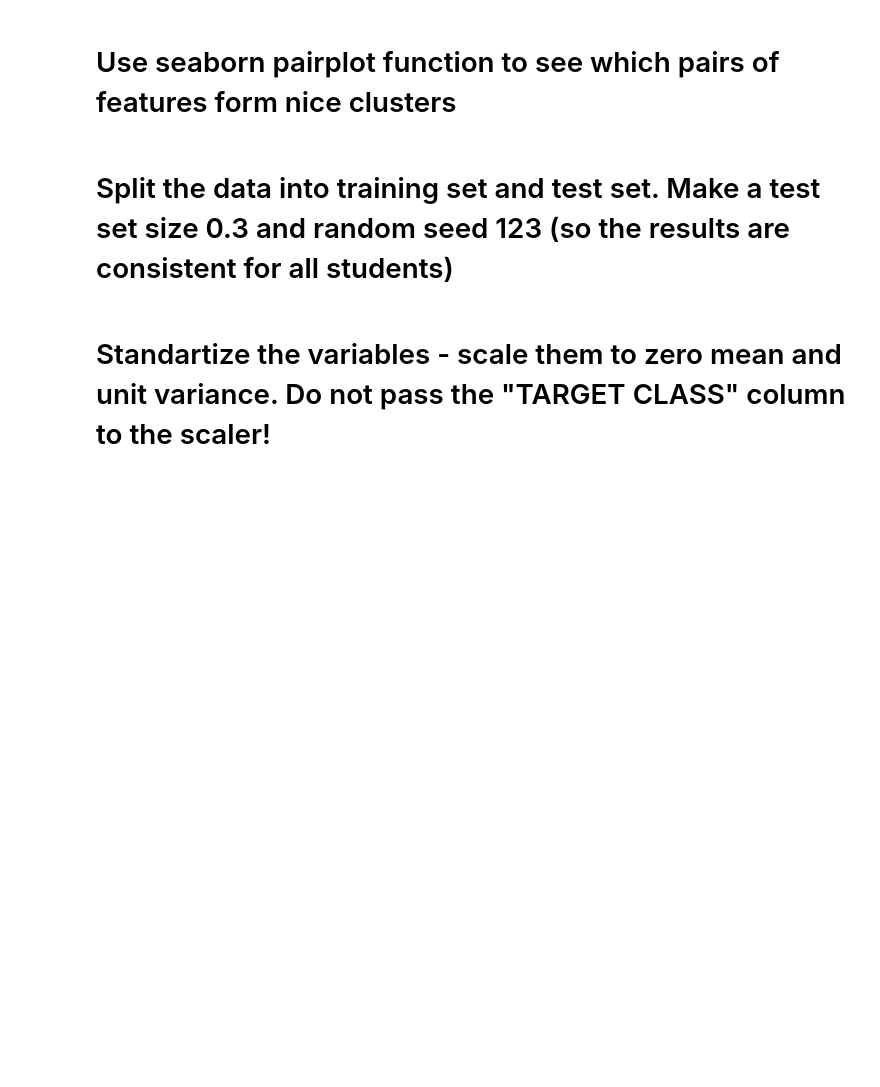
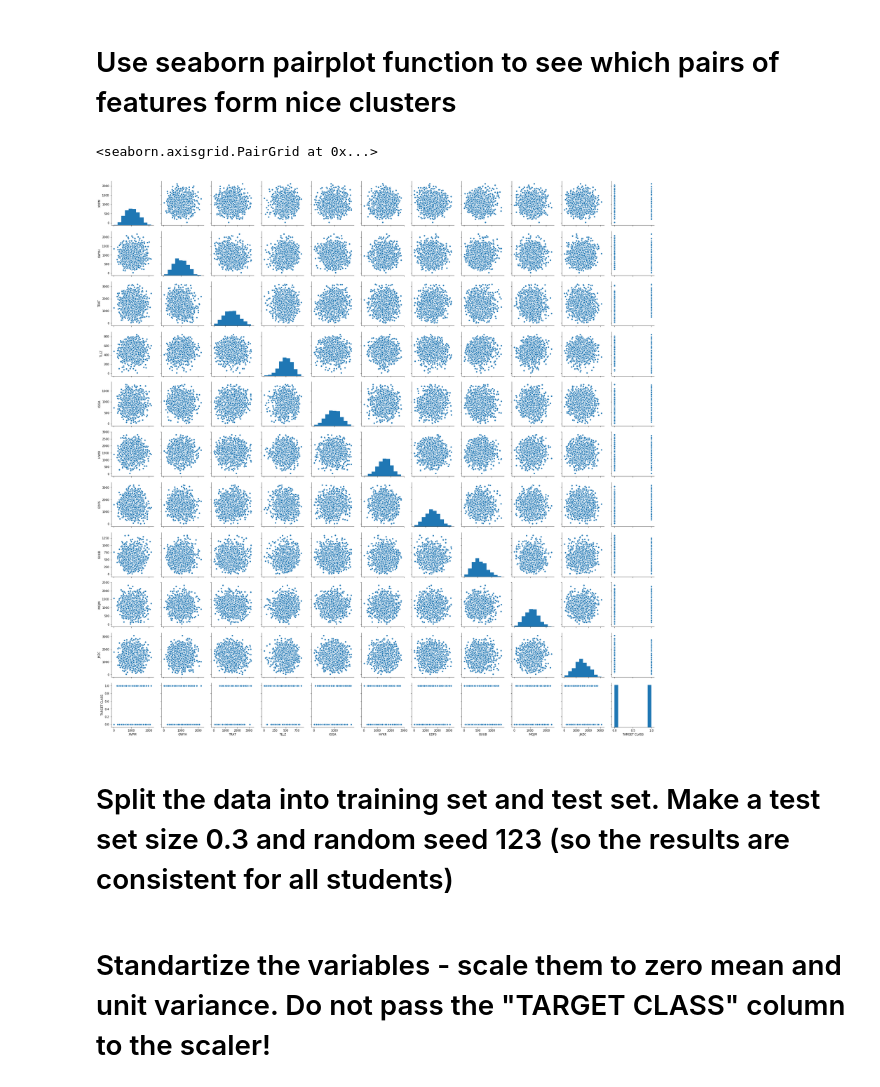
Before and after one commit to grandquista/data-science, a Jupyter notebook: kNN.ipynb, the cells around one changed output. Saved outputs shown, nothing was run; the diff lists cells and outputs as text; code cells hidden in the pictures; blank space fills up the shorter version.

```diff
--- a/kNN.ipynb
+++ b/kNN.ipynb
@@ -7,7 +7,10 @@
 import matplotlib.pyplot as plt
 import numpy as np
 import pandas as pd
+import seaborn as sbs
 from matplotlib.colors import ListedColormap
 from sklearn import neighbors, datasets
+
+df = pd.read_csv('./knn-project-data')
 # %% [markdown]
 # Show the first 20 rows of the dataset
@@ -16,5 +70,10 @@ from sklearn import neighbors, datasets
 # %% [markdown]
 # Use seaborn pairplot function to see which pairs of features form nice clusters
+# %%
+sbs.pairplot(df)
+# %% [output]
+<seaborn.axisgrid.PairGrid at 0x...>
+[figure, added]
 # %% [markdown]
 # Split the data into training set and test set. Make a test set size 0.3 and random seed 123 (so the results are consistent for all students)
 # %% [markdown]
```
Also changed, not shown: parts of 3 cells of this notebook.
